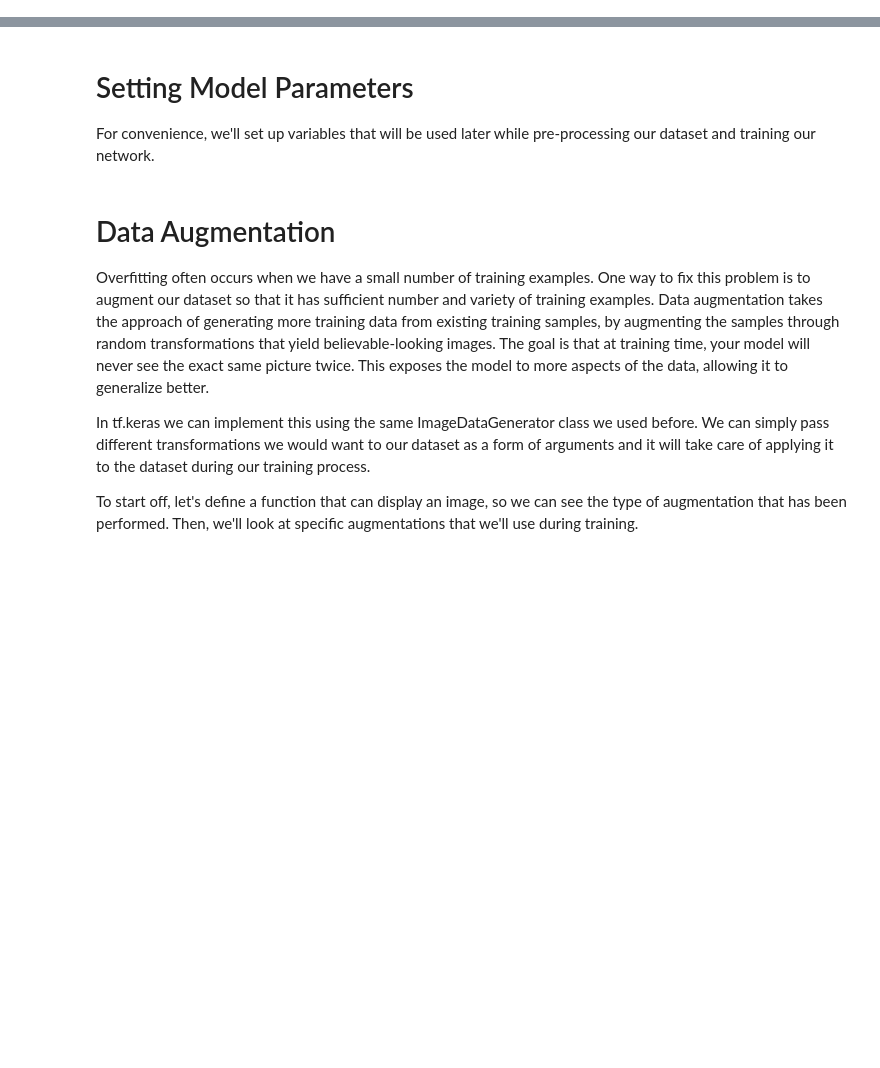
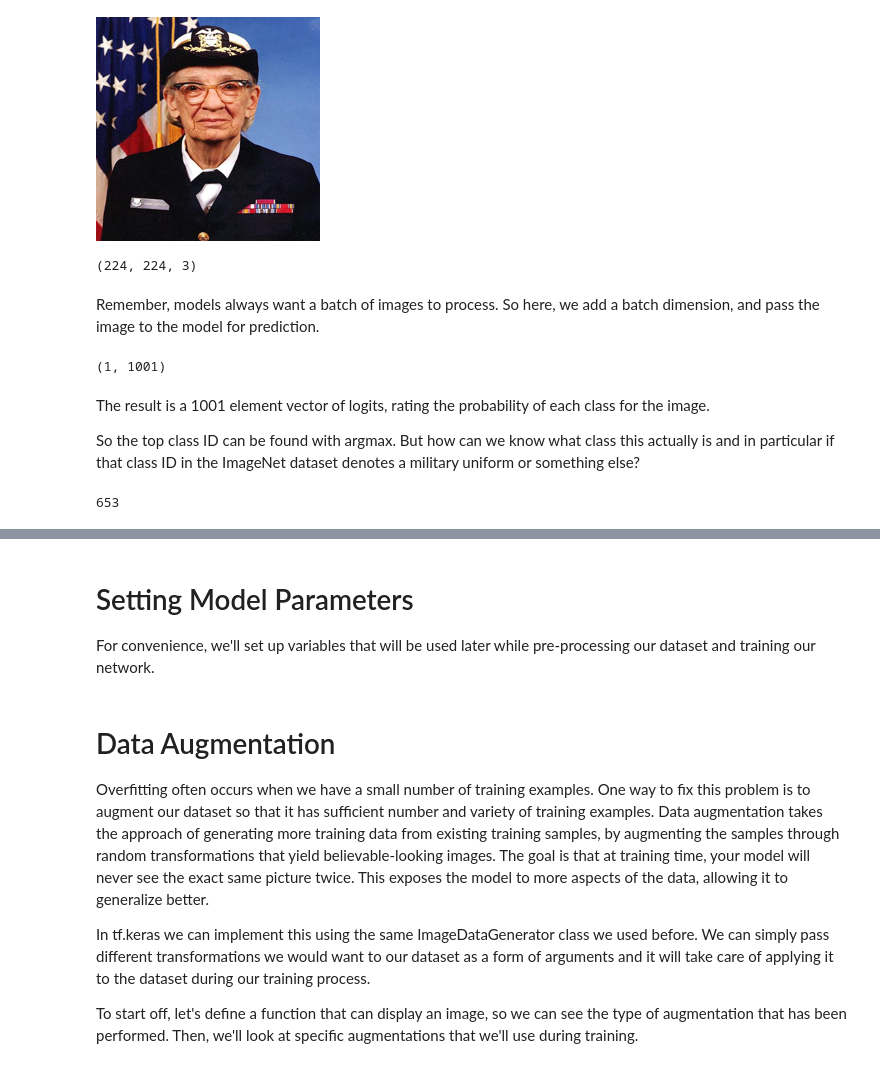
Before and after one commit to marcelounb/tensorflow_udacity, a Jupyter notebook: 06_dogs_vs_cats_cnn_using_a_preexisting_model.ipynb, the cells around one changed output, grey strips where cells are left out. Cells and saved outputs as stored; diff of their text form; code cells hidden in the pictures; blank space fills up the shorter version.

```diff
--- a/06_dogs_vs_cats_cnn_using_a_preexisting_model.ipynb
+++ b/06_dogs_vs_cats_cnn_using_a_preexisting_model.ipynb
@@ -91,0 +35,7 @@ Total validation images: 1000
+# %%
+CLASSIFIER_URL ="https://tfhub.dev/google/tf2-preview/mobilenet_v2/classification/2"
+IMAGE_RES = 224
+
+model = tf.keras.Sequential([
+    hub.KerasLayer(CLASSIFIER_URL, input_shape=(IMAGE_RES, IMAGE_RES, 3))
+])
@@ -91,0 +45,8 @@ Total validation images: 1000
+# %%
+import numpy as np
+import PIL.Image as Image
+
+grace_hopper = tf.keras.utils.get_file('image.jpg','https://storage.googleapis.com/download.tensorflow.org/example_images/grace_hopper.jpg')
+grace_hopper = Image.open(grace_hopper).resize((IMAGE_RES, IMAGE_RES))
+grace_hopper
+# %% [output]
@@ -91,0 +55,22 @@ Total validation images: 1000
+[figure, added]
+# %%
+grace_hopper = np.array(grace_hopper)/255.0
+grace_hopper.shape
+# %% [output]
+(224, 224, 3)
+# %% [markdown]
+Remember, models always want a batch of images to process. So here, we add a batch dimension, and pass the image to the model for prediction.
+# %%
+result = model.predict(grace_hopper[np.newaxis, ...])
+result.shape
+# %% [output]
+(1, 1001)
+# %% [markdown]
+The result is a 1001 element vector of logits, rating the probability of each class for the image.
+
+So the top class ID can be found with argmax. But how can we know what class this actually is and in particular if that class ID in the ImageNet dataset denotes a military uniform or something else?
+# %%
+predicted_class = np.argmax(result[0], axis=-1)
+predicted_class
+# %% [output]
+653
```
Also changed, not shown: parts of 40 cells of this notebook.
